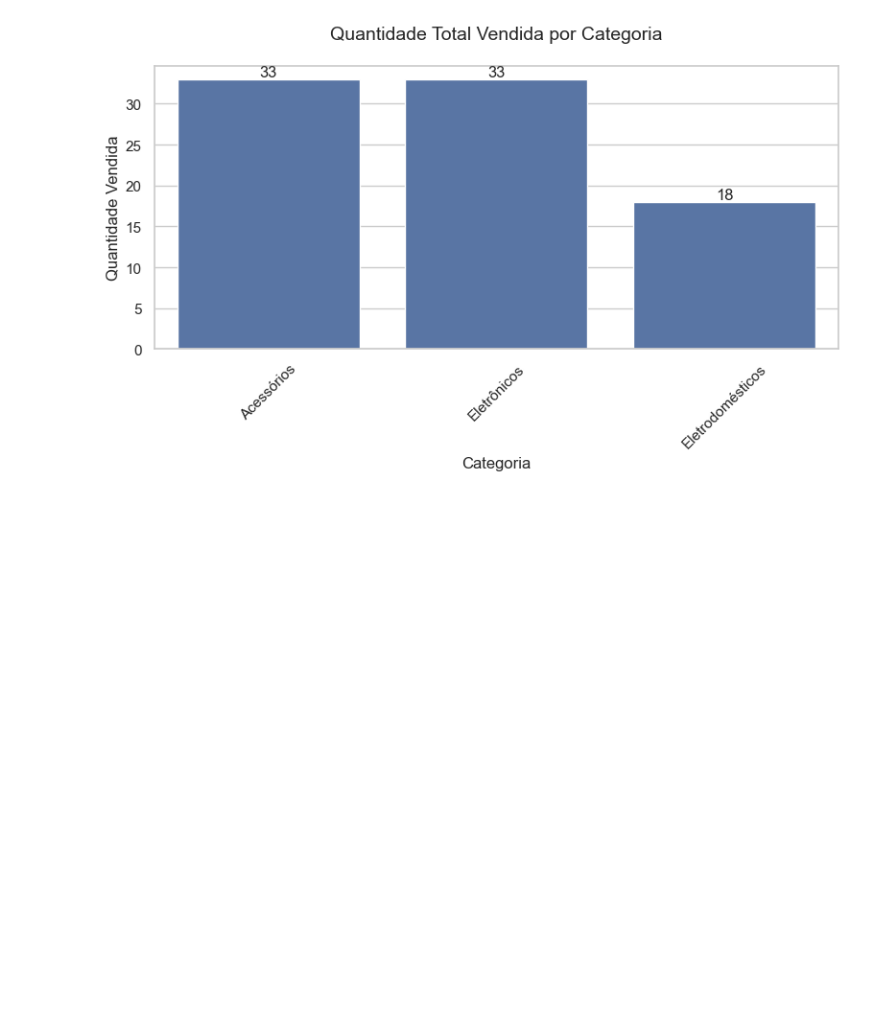
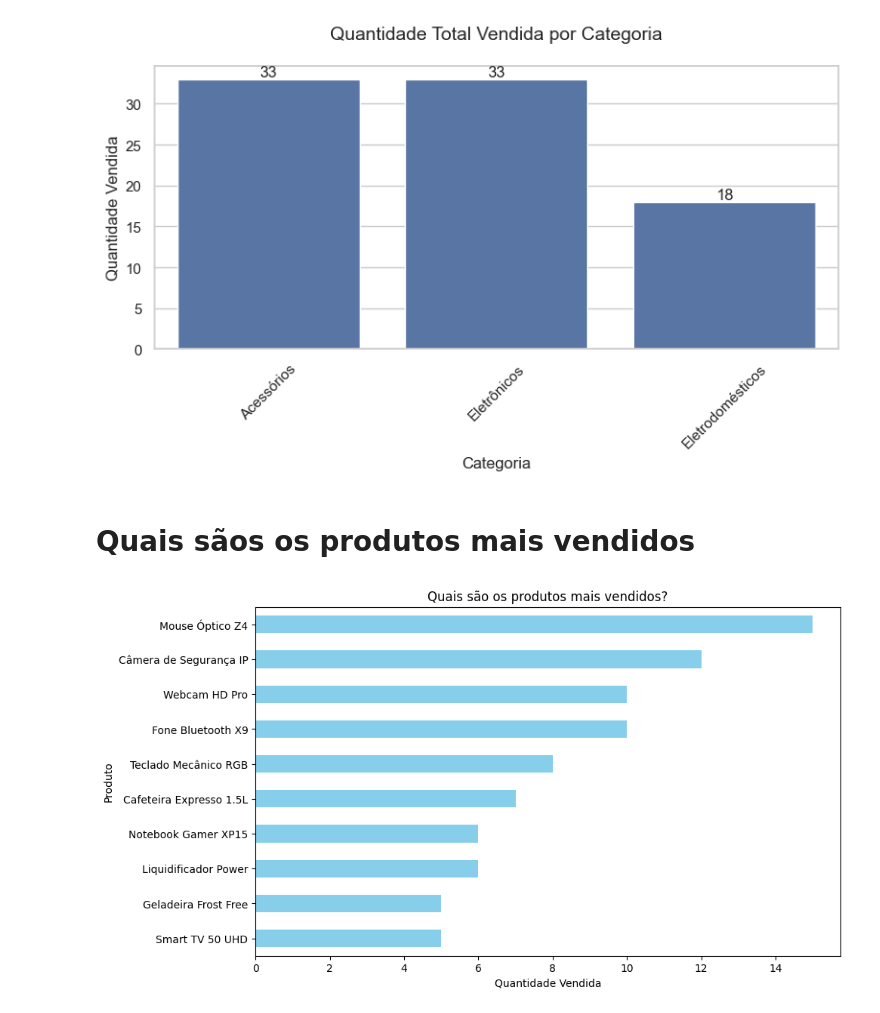
Before and after one commit to RodrygoYamasaki/InsightSales, a Jupyter notebook: notebooks/visualizacao_dados.ipynb, the cells around one changed output. Cells and saved outputs as stored; diff of their text form; code cells hidden in the pictures; blank space fills up the shorter version.

Commit message:
Finaliza notebook de visualização

```diff
--- a/notebooks/visualizacao_dados.ipynb
+++ b/notebooks/visualizacao_dados.ipynb
@@ -52,3 +52,16 @@ plt.tight_layout()
 plt.show()
 # %% [output]
 [figure]
+# %% [markdown]
+# Quais sãos os produtos mais vendidos
+# %%
+df.groupby("Produto")["Quantidade"].sum().sort_values(ascending=False).head(10).plot(
+    kind="barh", figsize=(10, 6), color="skyblue", title="Quais são os produtos mais vendidos?"
+)
+
+plt.xlabel("Quantidade Vendida")
+plt.ylabel("Produto")
+plt.gca().invert_yaxis()
+plt.show()
+# %% [output]
+[figure, added]
```
Also changed, not shown: parts of 4 cells of this notebook.
